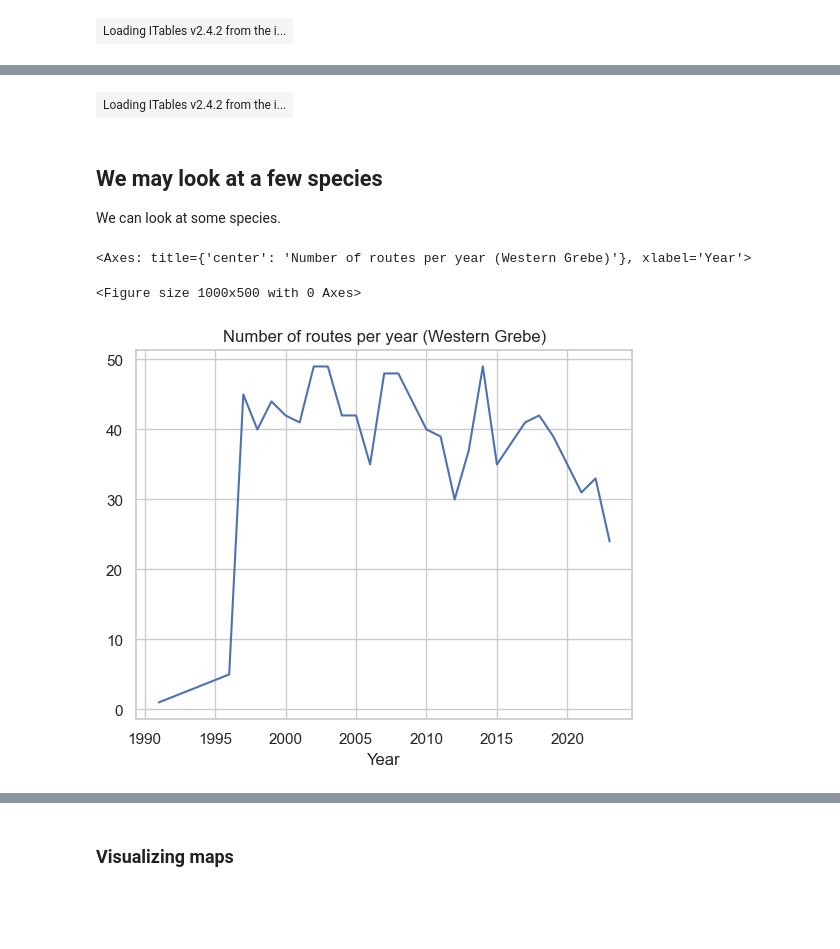
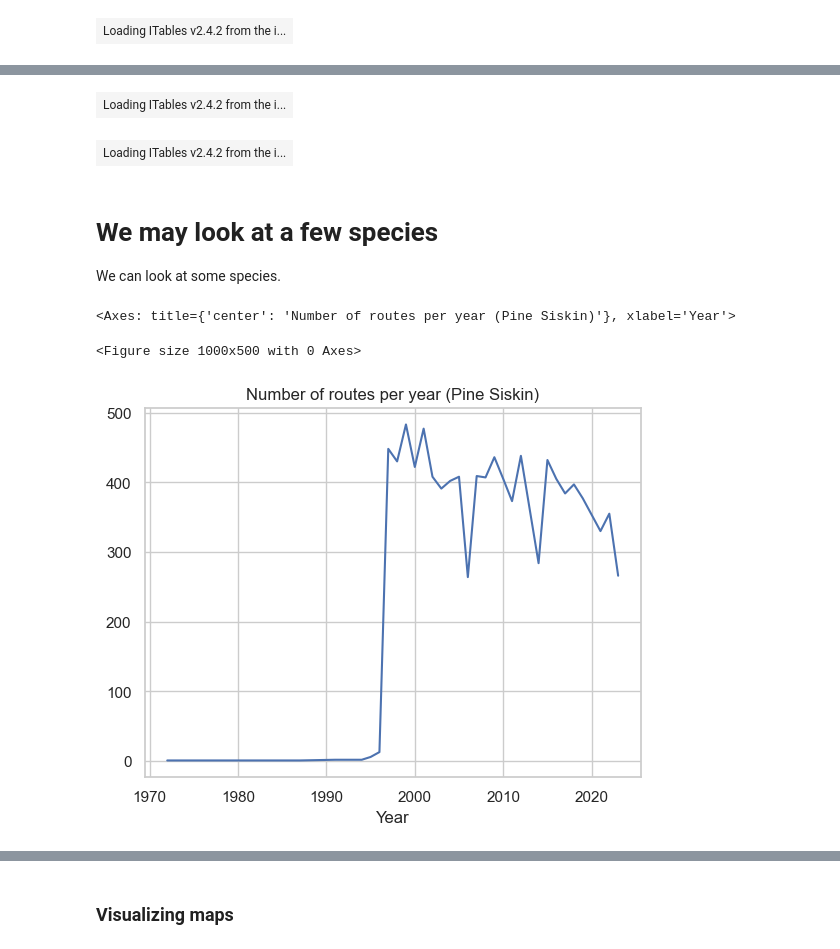
Before and after one commit to horaciosamaniego/bbs, a Jupyter notebook: ts_processing.ipynb, the cells around one changed output, grey strips where cells are left out. Drawn from its saved outputs; the diff is of its cells as text; code cells hidden in the pictures; blank space fills up the shorter version.

```diff
--- a/ts_processing.ipynb
+++ b/ts_processing.ipynb
@@ -166,43 +171,49 @@ sns.displot(spp_summary['timeseries length'])
-# %%
-Totals[Totals['AOU']==10]
-# %% [output]
-| Loading ITables v2.4.2 from the i... |
+# %%
+spp_summary[spp_summary['timeseries length']>=50]
+# %% [output]
+| Loading ITables v2.4.2 from the i... |
+# %%
+Totals[Totals['AOU']==4050]
+# %% [output]
+| Loading ITables v2.4.2 from the i... |
 # %% [markdown]
-## We may look at a few species
+# We may look at a few species
 We can look at some species.
 # %%
 # Totals[(Totals['RouteDataID']==6346138) & (Totals['AOU']==2060)]['Year']
 
 # spp = 4920 # Piñon Jay  ([Gymnorhinus cyanocephalus](https://www.allaboutbirds.org/guide/Pinyon_Jay/))
 spp = 2060 #
 sppname = 'American Robin'
 # spp = 2010 #
 # sppname = 'Black-throated Sparrow'
 # spp = 7360
 # sppname = 'Carolina Chickadee'
 # spp = 4930
 # sppname = 'European Starling'
 # spp = 4770 #
 # sppname = 'Blue Jay'
 # spp = 5935 #
 # sppname = 'Northern Cardinal'
 # spp = 7030 #
 # sppname = 'Northern Mockingbird'
 spp = 10
 sppname = 'Western Grebe'# (_Aechmophorus,occidentalis_)
 
+spp = 5330
+sppname = 'Pine Siskin'
 # Plot the number of routes per year for the specified species
 sns.set(style="whitegrid")
 plt.figure(figsize=(10, 5))
 Totals[Totals['AOU']==spp][['Year','ruta']].groupby('Year').count().plot(kind='line', title='Number of routes per year ('+sppname+')',legend=False)
 
 
 
 # Totals[Totals['AOU']==4920]
 # %% [output]
-<Axes: title={'center': 'Number of routes per year (Western Grebe)'}, xlabel='Year'>
+<Axes: title={'center': 'Number of routes per year (Pine Siskin)'}, xlabel='Year'>
 <Figure size 1000x500 with 0 Axes>
-[figure, old version]
+[figure, new version]
 # %%
 # Total abundance per year for AOU 4920 (Piñon Jay)
 Totals[Totals['AOU']==spp][['Year','Number of individuals']].groupby('Year').sum().plot(kind='line', figsize=(10, 5), title='Total abundance per year ('+sppname+')')
```
Also changed, not shown: parts of 5 cells of this notebook.
